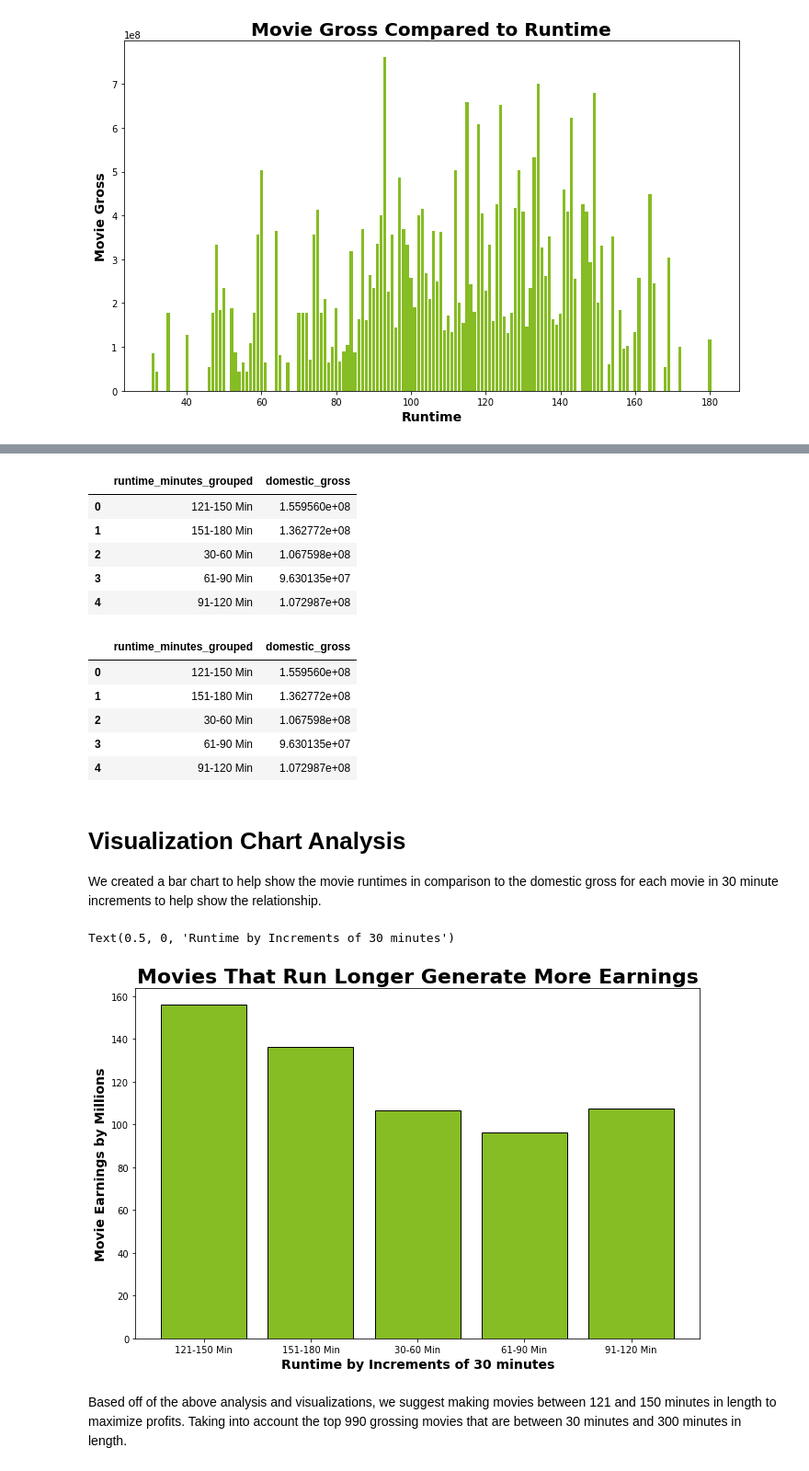
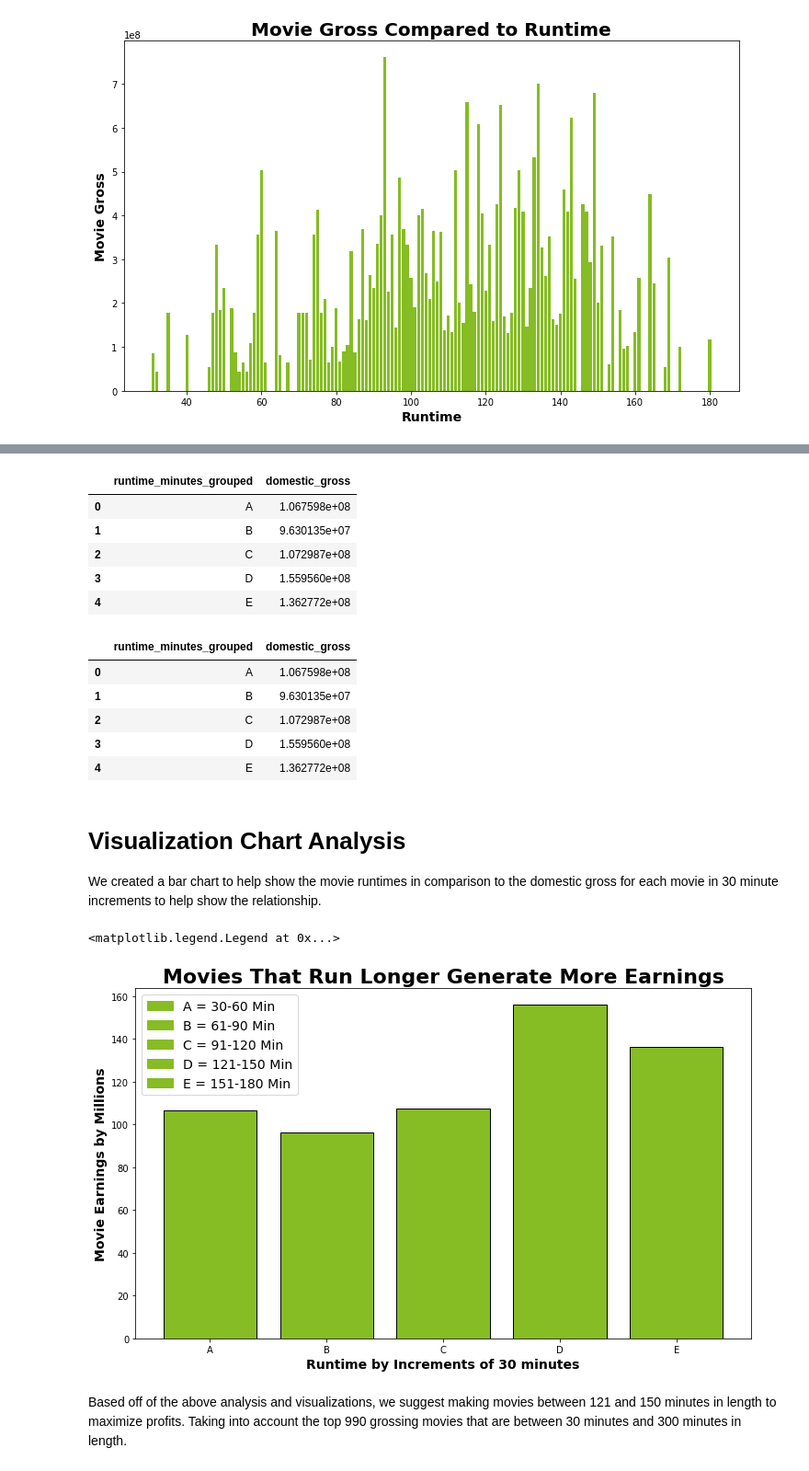
Before and after one commit to harte3/Flatiron-Capstone-Group-2, a Jupyter notebook: notebooks/donnie-kevin/Donnie-Kevin.ipynb, the cells around one changed output, grey strips where cells are left out. Shown at 92% size. Saved outputs shown, nothing was run; the diff lists cells and outputs as text; code cells hidden in the pictures.

```diff
--- a/notebooks/donnie-kevin/Donnie-Kevin.ipynb
+++ b/notebooks/donnie-kevin/Donnie-Kevin.ipynb
@@ -213,15 +213,15 @@ bin3 = range(91, 120)
 bin4 = range(121, 150)
 def f(row):
     if row['runtime_minutes'] in bin1:
-        val = '30-60 Min'
+        val = 'A'
     elif row['runtime_minutes'] in bin2:
-        val = '61-90 Min'
+        val = 'B'
     elif row['runtime_minutes'] in bin3:
-        val = '91-120 Min'
+        val = 'C'
     elif row['runtime_minutes'] in bin4:
-        val = '121-150 Min'
+        val = 'D'
     else:
-        val = '151-180 Min'
+        val = 'E'
     return val
 filtered_gross['runtime_minutes_grouped'] = filtered_gross.apply(f, axis=1)
 filtered_gross.head(25)
@@ -248,34 +248,42 @@ df_run = filtered_gross.groupby('runtime_minutes_grouped')['domestic_gross'].mea
 df_run
 # %% [output]
 |  | runtime_minutes_grouped | domestic_gross |
-| 0 | 121-150 Min | 1.559560e+08 |
-| 1 | 151-180 Min | 1.362772e+08 |
-| 2 | 30-60 Min | 1.067598e+08 |
-| 3 | 61-90 Min | 9.630135e+07 |
-| 4 | 91-120 Min | 1.072987e+08 |
+| 0 | A | 1.067598e+08 |
+| 1 | B | 9.630135e+07 |
+| 2 | C | 1.072987e+08 |
+| 3 | D | 1.559560e+08 |
+| 4 | E | 1.362772e+08 |
 # %%
 df_ordered = df_run.sort_values(['runtime_minutes_grouped','domestic_gross'], ascending=True)
 df_ordered
 # %% [output]
 |  | runtime_minutes_grouped | domestic_gross |
-| 0 | 121-150 Min | 1.559560e+08 |
-| 1 | 151-180 Min | 1.362772e+08 |
-| 2 | 30-60 Min | 1.067598e+08 |
-| 3 | 61-90 Min | 9.630135e+07 |
-| 4 | 91-120 Min | 1.072987e+08 |
+| 0 | A | 1.067598e+08 |
+| 1 | B | 9.630135e+07 |
+| 2 | C | 1.072987e+08 |
+| 3 | D | 1.559560e+08 |
+| 4 | E | 1.362772e+08 |
 # %% [markdown]
 # Visualization Chart Analysis
 We created a bar chart to help show the movie runtimes in comparison to the domestic gross for each movie in 30 minute increments to help show the relationship.
 # %%
-
-plt.figure(figsize = (11, 7)) #adjusting the figure size of the bar graph
+import matplotlib.patches as mpatches
+plt.figure(figsize = (12, 7)) #adjusting the figure size of the bar graph
 #Plotting a bar chart and dividing the domestic gross column by 1 million to have the y axis increments clearly defined
 plt.bar(df_ordered['runtime_minutes_grouped'],df_ordered['domestic_gross']/1000000,align='center', edgecolor='black', color = '#86BC24')
 plt.title('Movies That Run Longer Generate More Earnings', fontsize = 22, fontweight = 'bold') #plotting the title
 plt.ylabel('Movie Earnings by Millions', fontsize = '14', fontweight = 'bold') #plotting the y axis label
 plt.xlabel('Runtime by Increments of 30 minutes', fontsize = '14', fontweight = 'bold') #plotting the x axis label
+
+
+patch1 = mpatches.Patch(color = '#86BC24', label= 'A = 30-60 Min')
+patch2 = mpatches.Patch(color = '#86BC24', label = 'B = 61-90 Min')
+patch3 = mpatches.Patch(color = '#86BC24', label = 'C = 91-120 Min')
+patch4 = mpatches.Patch(color = '#86BC24', label = 'D = 121-150 Min')
+patch5 = mpatches.Patch(color = '#86BC24', label = 'E = 151-180 Min')
+plt.legend(handles=[patch1, patch2, patch3, patch4, patch5], fontsize = 14)
 # %% [output]
-Text(0.5, 0, 'Runtime by Increments of 30 minutes')
+<matplotlib.legend.Legend at 0x...>
-[figure, old version]
+[figure, new version]
 # %% [markdown]
 Based off of the above analysis and visualizations, we suggest making movies between 121 and 150 minutes in length to maximize profits. Taking into account the top 990 grossing movies that are between 30 minutes and 300 minutes in length.
```
Also changed, not shown: parts of 3 cells of this notebook.
